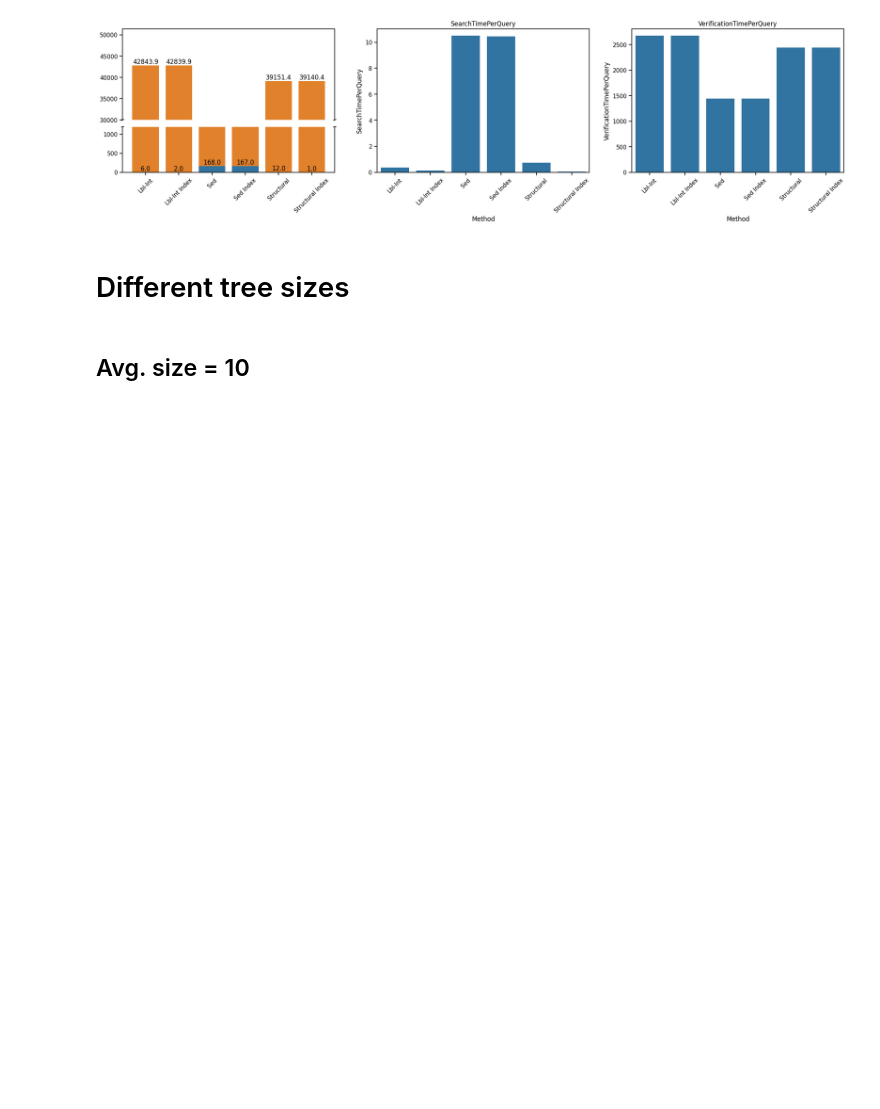
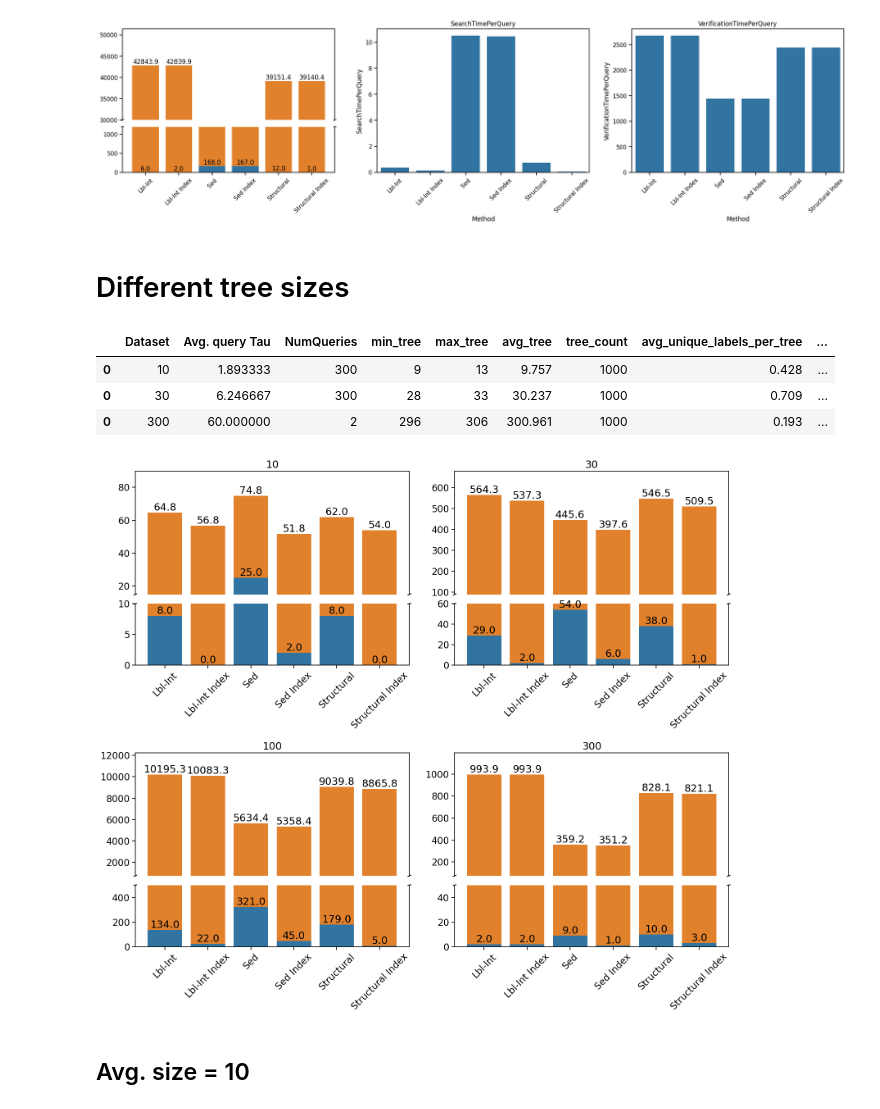
Before and after one commit to LukMRVC/tree-statistics, a Jupyter notebook: gen-datasets.ipynb, the cells around one changed output. Saved outputs shown, nothing was run; the diff lists cells and outputs as text; code cells hidden in the pictures; blank space fills up the shorter version.

```diff
--- a/gen-datasets.ipynb
+++ b/gen-datasets.ipynb
@@ -1172,6 +1171,35 @@ Text(0.5, 1.0, 'VerificationTimePerQuery')
 [figure]
 # %% [markdown]
 # Different tree sizes
+# %%
+datasets = ['sim-high']
+sh: PlotData = get_plot_data_ds('resources/workloads/generational/useful/', 1)
+sh.plotdata['Dataset'] = '100'
+# %%
+datasets = ['10', '30', '300']
+data: PlotData = get_plot_data_ds('resources/workloads/generational/sim-high-test/', 1)
+data.plotdata = pd.concat([data.plotdata, sh.plotdata])
+datasets = ['10', '30', '100', '300']
+breaks = {
+    '10': 10,
+    '30': 60,
+    '100': 500,
+    '300': 50,
+}
+display(data.statistics)
+
+f, axes = plt.subplots(2, 2, figsize=(16, 14))
+for ax, ds in zip(axes.ravel(), datasets):
+    plot_broken_stacked_bars(data.plotdata[data.plotdata['Dataset'] == ds], order, ax=ax, break_bottom = breaks[ds], break_top = breaks[ds] + breaks[ds] * 0.5)
+    ax.set_title(ds)
+
+plt.tight_layout()
+# %% [output]
+|  | Dataset | Avg. query Tau | NumQueries | min_tree | max_tree | avg_tree | tree_count | avg_unique_labels_per_tree | ... |
+| 0 | 10 | 1.893333 | 300 | 9 | 13 | 9.757 | 1000 | 0.428 | ... |
+| 0 | 30 | 6.246667 | 300 | 28 | 33 | 30.237 | 1000 | 0.709 | ... |
+| 0 | 300 | 60.000000 | 2 | 296 | 306 | 300.961 | 1000 | 0.193 | ... |
+[figure, added]
 # %% [markdown]
 ## Avg. size = 10
 # %%
```
Also changed, not shown: parts of 21 cells of this notebook.
